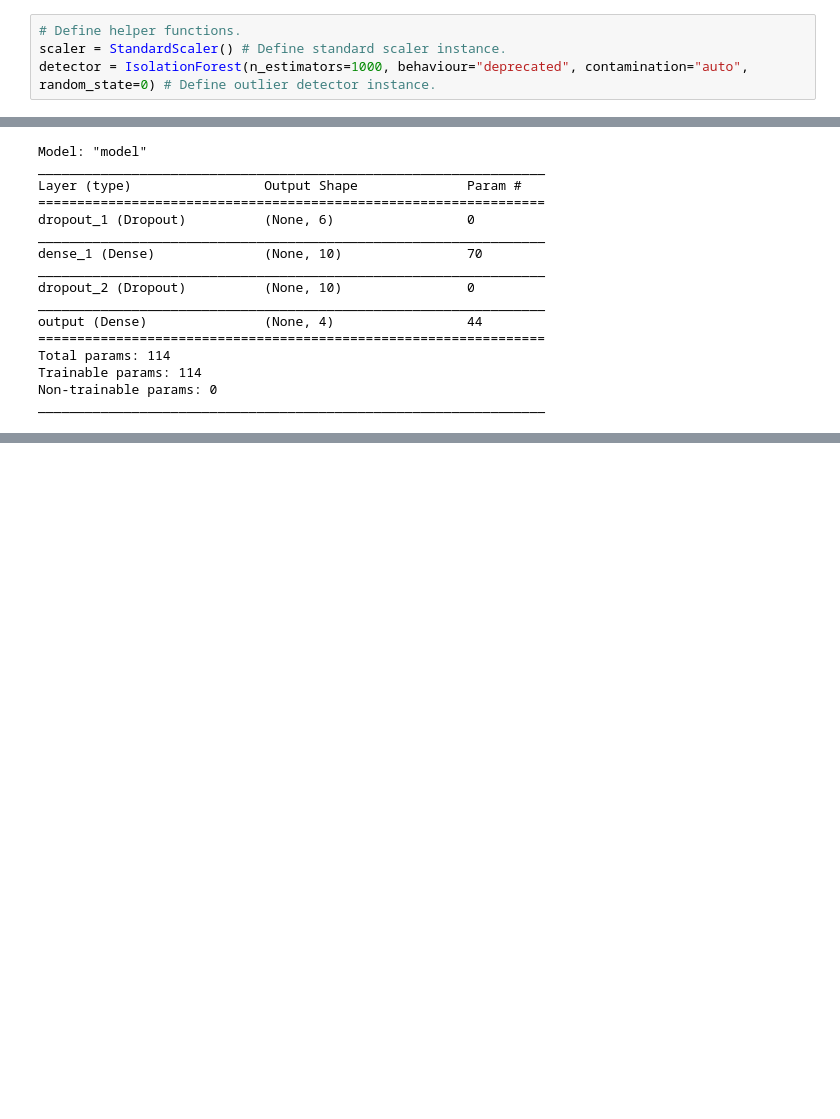
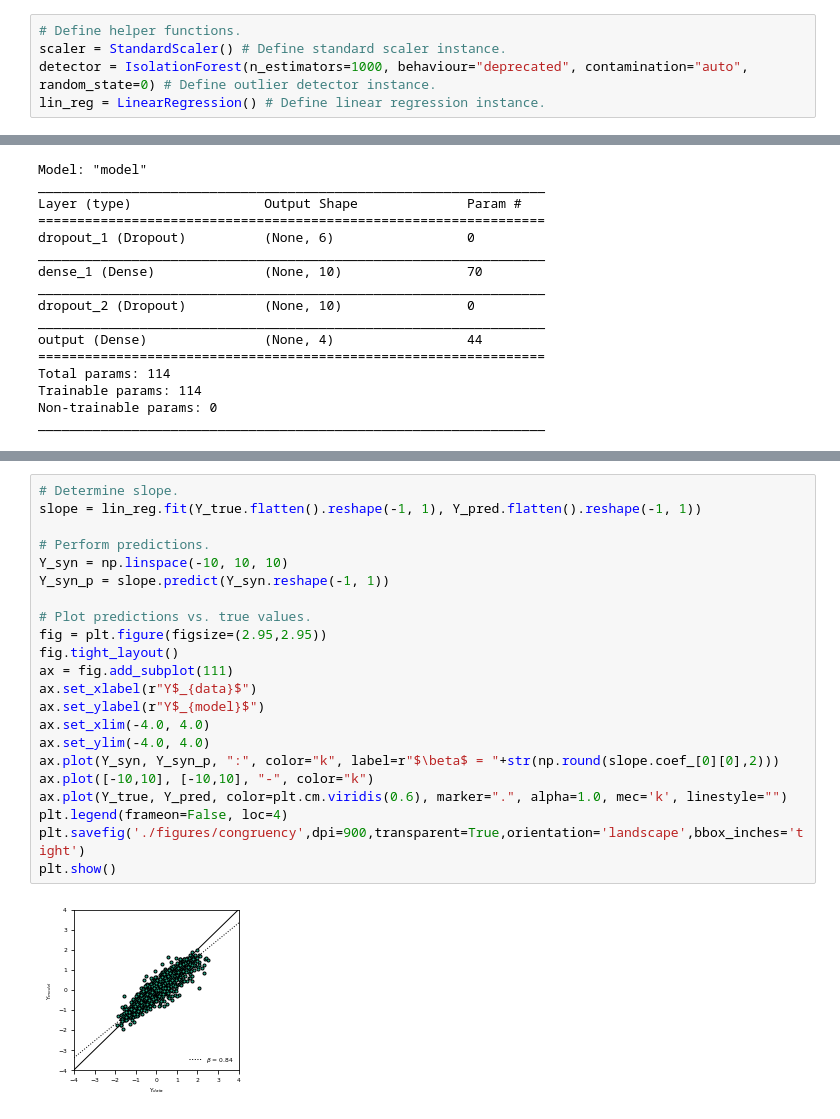
Before and after one commit to gtancev/Chemical-Sensor-Data, a Jupyter notebook: NN_tf_keras/main_deterministic.ipynb, the cells around one changed output, grey strips where cells are left out. Drawn from its saved outputs; the diff is of its cells as text; blank space fills up the shorter version.

```diff
--- a/NN_tf_keras/main_deterministic.ipynb
+++ b/NN_tf_keras/main_deterministic.ipynb
@@ -25,6 +26,7 @@ Define some helper functions.
 # Define helper functions.
 scaler = StandardScaler() # Define standard scaler instance.
 detector = IsolationForest(n_estimators=1000, behaviour="deprecated", contamination="auto", random_state=0) # Define outlier detector instance.
+lin_reg = LinearRegression() # Define linear regression instance.
 # %% [markdown]
 # Preprocessing
 Data is scaled before analysis. In particular, standard scaling provides better results with respect to R2 score and explained variance compared with unscaled analysis. No imputation is performed.
@@ -165,0 +169,24 @@ Explained variance is 0.86 , R2 score is 0.86 , and MSE is 0.09 .
+# %%
+# Determine slope.
+slope = lin_reg.fit(Y_true.flatten().reshape(-1, 1), Y_pred.flatten().reshape(-1, 1))
+
+# Perform predictions.
+Y_syn = np.linspace(-10, 10, 10)
+Y_syn_p = slope.predict(Y_syn.reshape(-1, 1))
+
+# Plot predictions vs. true values.
+fig = plt.figure(figsize=(2.95,2.95))
+fig.tight_layout()
+ax = fig.add_subplot(111)
+ax.set_xlabel(r"Y$_{data}$")
+ax.set_ylabel(r"Y$_{model}$")
+ax.set_xlim(-4.0, 4.0)
+ax.set_ylim(-4.0, 4.0)
+ax.plot(Y_syn, Y_syn_p, ":", color="k", label=r"$\beta$ = "+str(np.round(slope.coef_[0][0],2)))
+ax.plot([-10,10], [-10,10], "-", color="k")
+ax.plot(Y_true, Y_pred, color=plt.cm.viridis(0.6), marker=".", alpha=1.0, mec='k', linestyle="")
+plt.legend(frameon=False, loc=4)
+plt.savefig('./figures/congruency',dpi=900,transparent=True,orientation='landscape',bbox_inches='tight')
+plt.show()
+# %% [output]
+[figure, added]
```
Also changed, not shown: parts of 7 cells of this notebook, 16 other files.
